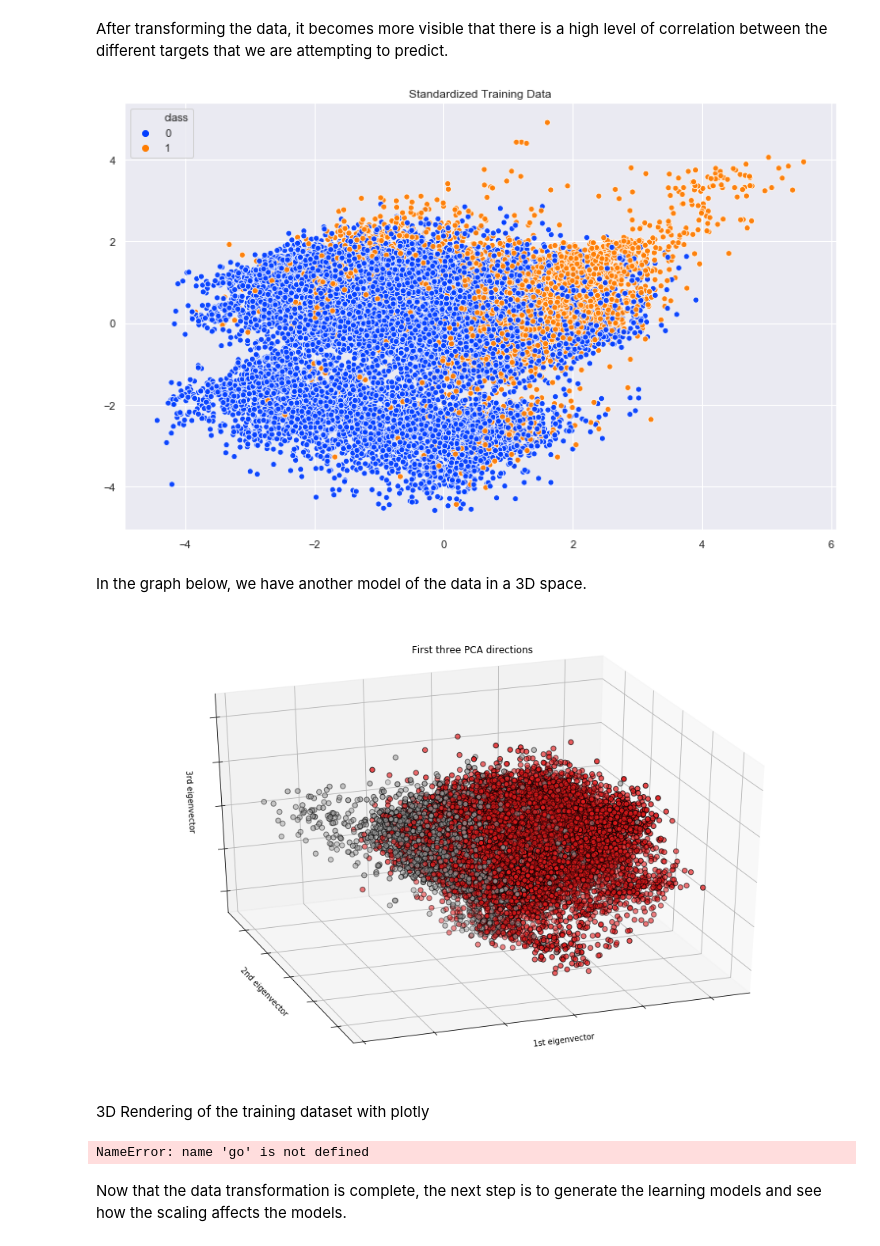
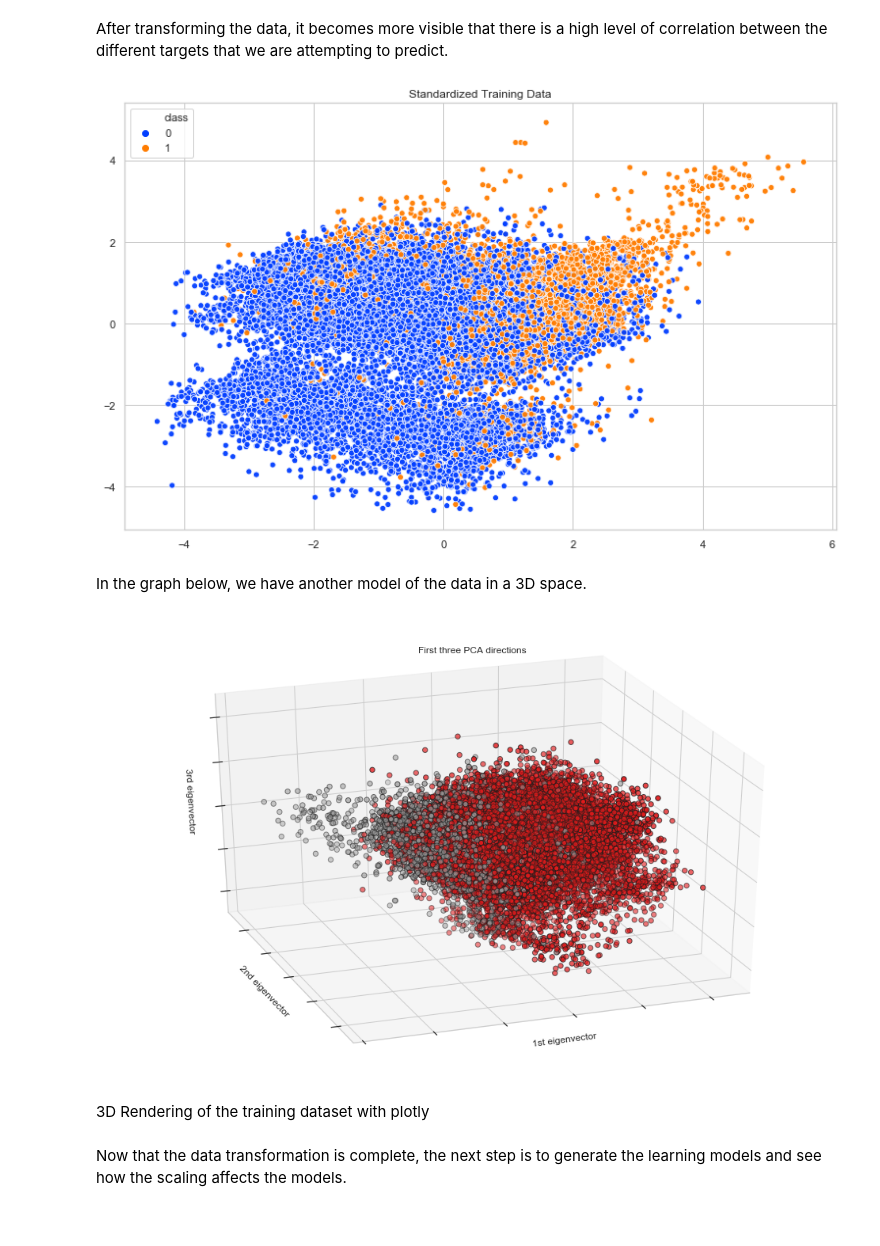
Before and after one commit to rahkeemg/Classification-Modeling, a Jupyter notebook: Classification_Notebook.ipynb, the cells around one changed output. Saved outputs shown, nothing was run; the diff lists cells and outputs as text; code cells hidden in the pictures.

```diff
--- a/Classification_Notebook.ipynb
+++ b/Classification_Notebook.ipynb
@@ -325,12 +325,14 @@ Here, we are using PCA to break down the data into two principle components, so
 In the following cells below, we will graph the data before and after applying the standardized scalar fro scikit learn
 # %%
 ### PCA Plot
-sns.set(rc={'figure.figsize':(13,8)})
+# sns.set(rc={'figure.figsize':(13,8)})
+sns.set(style='whitegrid')
 
 pca = PCA(n_components=2)
 
 pca_values = pca.fit_transform(x_train)
 
+plt.figure(figsize=(13,8))
 sns.scatterplot(x=pca_values[:,0], y=pca_values[:,1], hue=y_train, palette='bright')
 plt.title('Training Data Before Standardized Scaler')
 plt.show()
@@ -343,14 +345,15 @@ After transforming the data, it becomes more visible that there is a high level
 # %%
 ### PCA Plot
 pca = PCA(n_components=2)
 
 pca_values = pca.fit_transform(scaled_data_train)
 
+plt.figure(figsize=(13,8))
 sns.scatterplot(x=pca_values[:,0], y=pca_values[:,1], hue=y_train, alpha=0.95, palette='bright')
 plt.title('Standardized Training Data')
 plt.show()
 # %% [output]
-[figure, old version]
+[figure, new version]
 # %% [markdown]
 In the graph below, we have another model of the data in a 3D space.
 # %%
@@ -373,30 +376,28 @@ ax.w_zaxis.set_ticklabels([])
 
 plt.show()
 # %% [output]
-[figure, old version]
+[figure, new version]
 # %% [markdown]
 3D Rendering of the training dataset with plotly
 # %%
-# 3D Rendering of the training dataset with plotly
+# # 3D Rendering of the training dataset with plotly
 
-fig = go.Figure(data=[go.Scatter3d(
-    x=X_reduced[:,0],
-    y=X_reduced[:,1],
-    z=X_reduced[:,2],
-    mode='markers',
-    marker=dict(
-        size=3,
-        color=y_train,                # set color to an array/list of desired values
-        colorscale='Cividis',   # choose a colorscale
-        opacity=0.8,
-    )
-)])
+# fig = go.Figure(data=[go.Scatter3d(
+#     x=X_reduced[:,0],
+#     y=X_reduced[:,1],
+#     z=X_reduced[:,2],
+#     mode='markers',
+#     marker=dict(
+#         size=3,
+#         color=y_train,                # set color to an array/list of desired values
+#         colorscale='Cividis',   # choose a colorscale
+#         opacity=0.8,
+#     )
+# )])
 
-# tight layout
-fig.update_layout(margin=dict(l=10, r=10, b=10, t=10))
-fig.show()
+# # tight layout
+# fig.update_layout(margin=dict(l=10, r=10, b=10, t=10))
+# fig.show()
-# %% [output]
-NameError: name 'go' is not defined
 # %% [markdown]
 Now that the data transformation is complete, the next step is to generate the learning models and see how the scaling affects the models.
 # %% [markdown]
```
Also changed, not shown: parts of 28 cells of this notebook.
